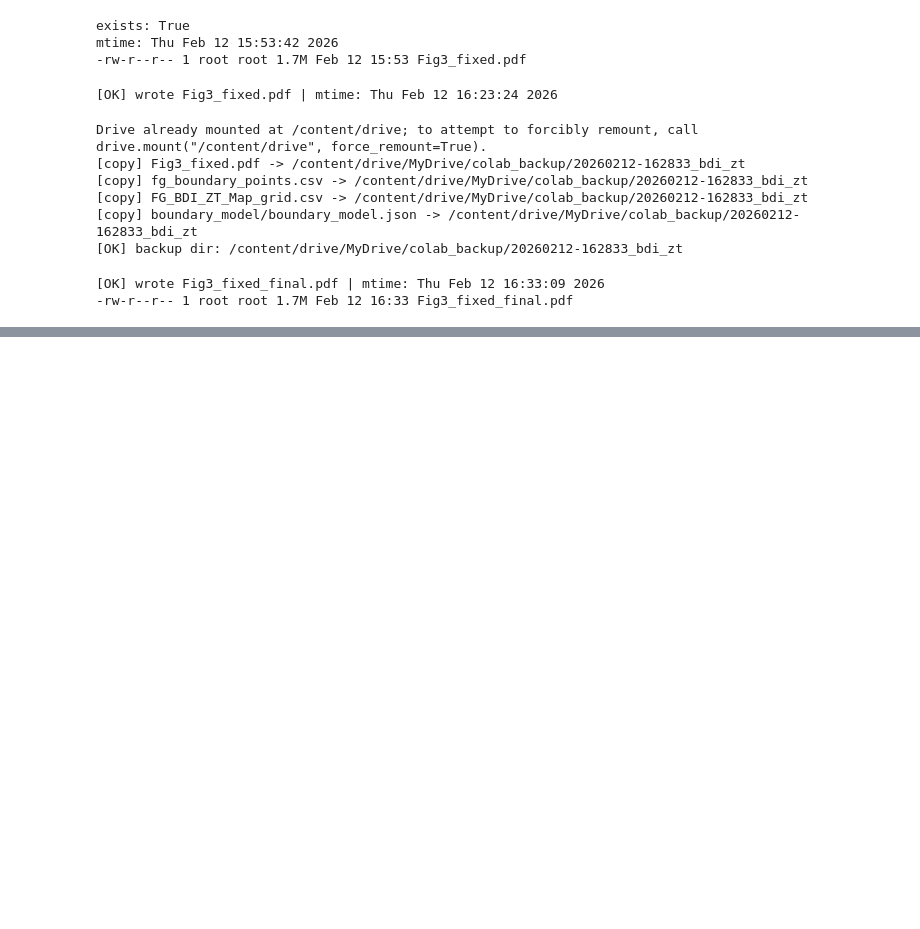
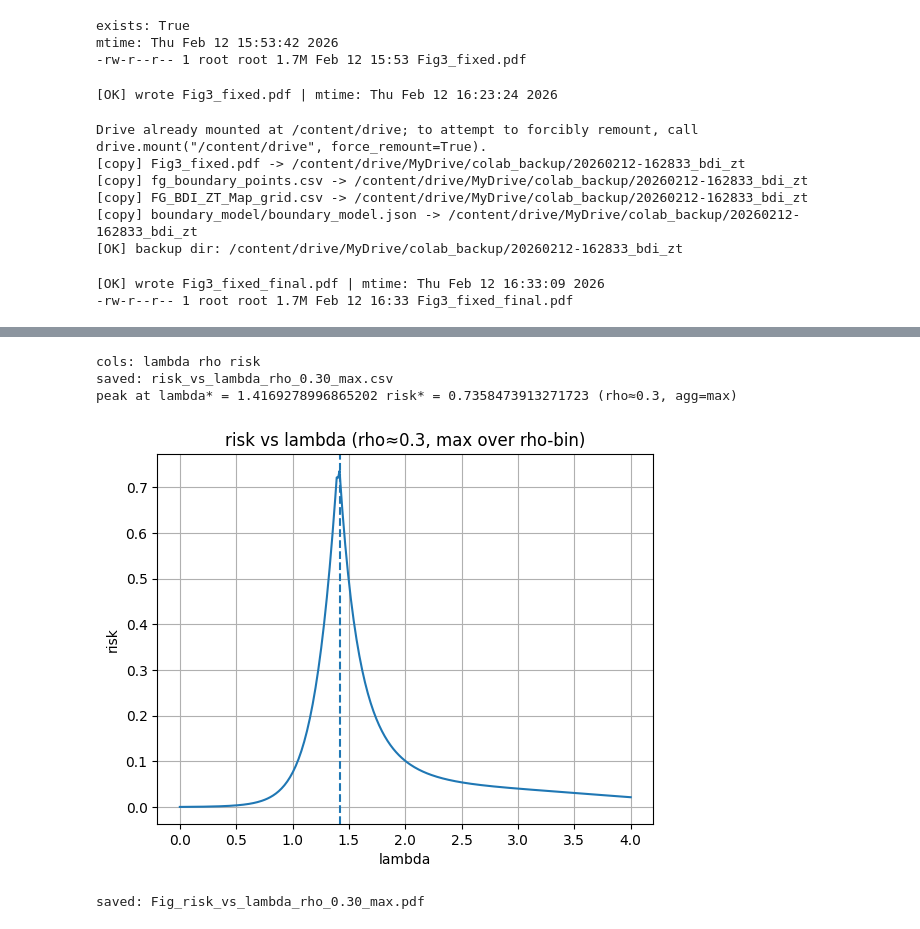
Before and after one commit to MacKumachin/Clifford-FBSM-SignalControl, a Jupyter notebook: Untitled53.ipynb, the cells around one changed output, grey strips where cells are left out. Cells and saved outputs as stored; diff of their text form; code cells hidden in the pictures; blank space fills up the shorter version.

```diff
--- a/Untitled53.ipynb
+++ b/Untitled53.ipynb
@@ -2342,0 +2932,63 @@ print("[OK] wrote", OUT_PDF, "| mtime:", time.ctime(os.path.getmtime(OUT_PDF)))
+# %%
+import pandas as pd, numpy as np
+import matplotlib.pyplot as plt
+import os
+
+# 入力（必要ならパス修正）
+GRID_CSV = "FG_BDI_ZT_Map_grid.csv"
+
+df = pd.read_csv(GRID_CSV)
+
+# 列名の自動推定（あなたのCSVは lambda/rho/risk で合っているはず）
+def pick_col(cols, keys):
+    cols_l = [c.lower() for c in cols]
+    for k in keys:
+        for c, cl in zip(cols, cols_l):
+            if k in cl:
+                return c
+    return None
+
+col_lam  = pick_col(df.columns, ["lambda","lam"])
+col_rho  = pick_col(df.columns, ["rho"])
+col_risk = pick_col(df.columns, ["risk","score","hazard"])
+
+print("cols:", col_lam, col_rho, col_risk)
+
+# ---- ρ固定して抽出 → λごとに集約（重複除去）----
+rho0 = 0.30
+tol  = 5e-3         # ダメなら 1e-2 に上げる
+agg  = "max"        # "mean" でも可（論文の意味に合わせて選ぶ）
+
+sub = df[np.abs(df[col_rho] - rho0) <= tol].copy()
+
+curve = sub.groupby(col_lam)[col_risk].agg(agg).reset_index()
+curve = curve.rename(columns={col_lam:"lambda", col_risk:"risk"}).sort_values("lambda").reset_index(drop=True)
+
+out_csv = f"risk_vs_lambda_rho_{rho0:.2f}_{agg}.csv"
+curve.to_csv(out_csv, index=False)
+
+# ピーク位置（必要なら論文で言及できる）
+i = curve["risk"].idxmax()
+lam_star = float(curve.loc[i,"lambda"])
+risk_star = float(curve.loc[i,"risk"])
+print("saved:", out_csv)
+print("peak at lambda* =", lam_star, "risk* =", risk_star, f"(rho≈{rho0}, agg={agg})")
+
+# ---- 論文用PDF図 ----
+pdf = f"Fig_risk_vs_lambda_rho_{rho0:.2f}_{agg}.pdf"
+plt.figure()
+plt.plot(curve["lambda"], curve["risk"])
+plt.axvline(lam_star, linestyle="--")
+plt.xlabel("lambda")
+plt.ylabel("risk")
+plt.title(f"risk vs lambda (rho≈{rho0}, {agg} over rho-bin)")
+plt.grid(True)
+plt.savefig(pdf, bbox_inches="tight")
+plt.show()
+print("saved:", pdf)
+# %% [output]
+cols: lambda rho risk
+saved: risk_vs_lambda_rho_0.30_max.csv
+peak at lambda* = 1.4169278996865202 risk* = 0.7358473913271723 (rho≈0.3, agg=max)
+[figure, added]
+saved: Fig_risk_vs_lambda_rho_0.30_max.pdf
```
Also changed, not shown: parts of 15 cells of this notebook.
